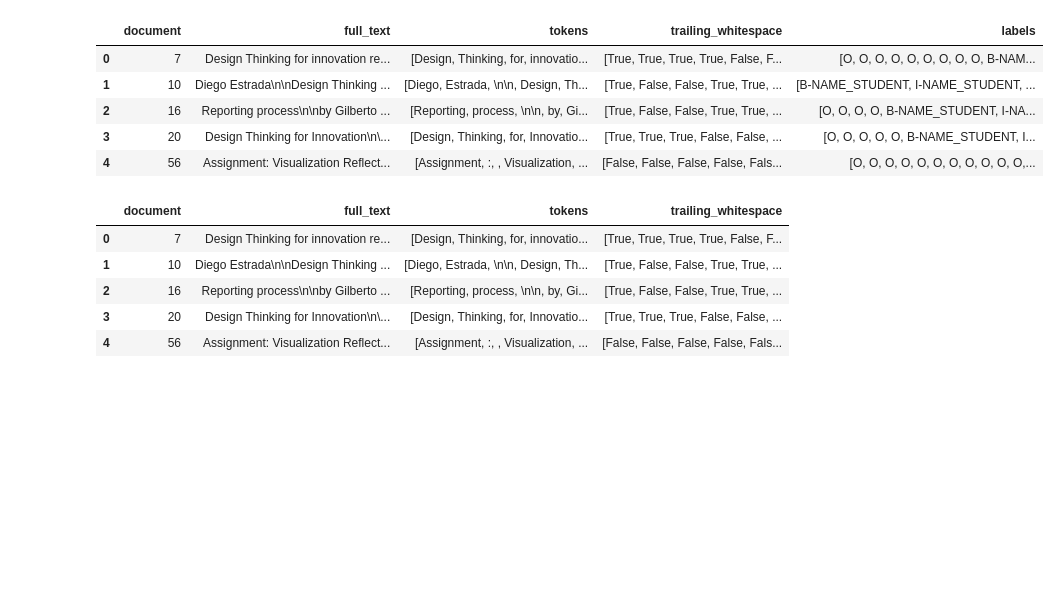
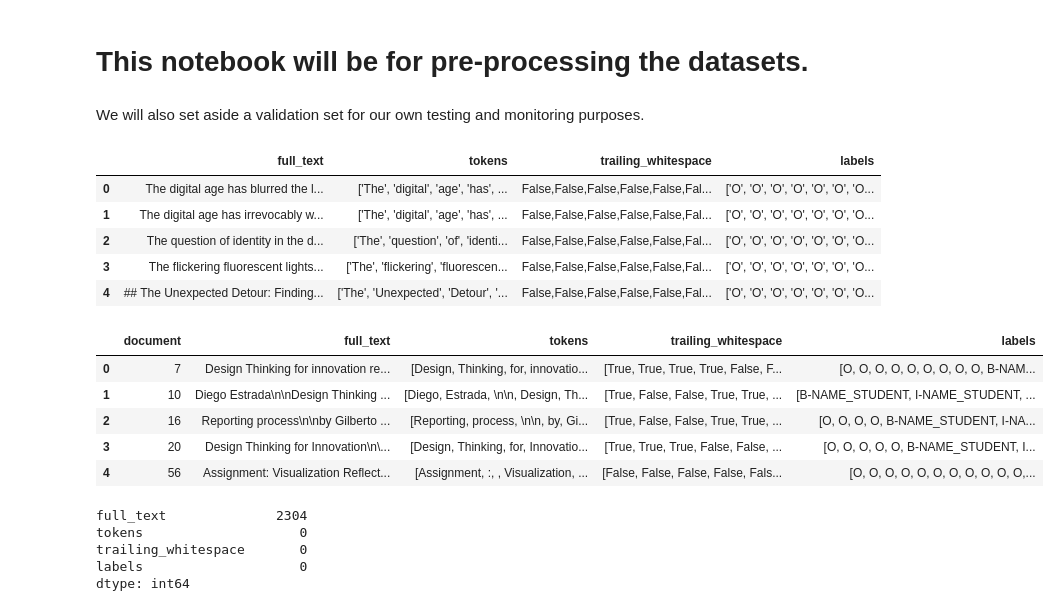
Before and after one commit to alanklin/NLP-Final, a Jupyter notebook: Code/preprocessing.ipynb, the cells around one changed output. Drawn from its saved outputs; the diff is of its cells as text; code cells hidden in the pictures; blank space fills up the shorter version.

Commit message:
starting eda process

```diff
--- a/Code/preprocessing.ipynb
+++ b/Code/preprocessing.ipynb
@@ -1 +1,5 @@
+# %% [markdown]
+# This notebook will be for pre-processing the datasets.
+# %% [markdown]
+We will also set aside a validation set for our own testing and monitoring purposes.
 # %%
@@ -4,20 +7,29 @@ import numpy as np
 # %%
-train = pd.read_json('../Data/train.json')
-train.head()
+train = pd.read_csv(complete_data)
+train.head(5)
 # %% [output]
-|  | document | full_text | tokens | trailing_whitespace | labels |
-| 0 | 7 | Design Thinking for innovation re... | [Design, Thinking, for, innovatio... | [True, True, True, True, False, F... | [O, O, O, O, O, O, O, O, O, B-NAM... |
-| 1 | 10 | Diego Estrada\n\nDesign Thinking ... | [Diego, Estrada, \n\n, Design, Th... | [True, False, False, True, True, ... | [B-NAME_STUDENT, I-NAME_STUDENT, ... |
-| 2 | 16 | Reporting process\n\nby Gilberto ... | [Reporting, process, \n\n, by, Gi... | [True, False, False, True, True, ... | [O, O, O, O, B-NAME_STUDENT, I-NA... |
-| 3 | 20 | Design Thinking for Innovation\n\... | [Design, Thinking, for, Innovatio... | [True, True, True, False, False, ... | [O, O, O, O, O, B-NAME_STUDENT, I... |
-| 4 | 56 | Assignment: Visualization Reflect... | [Assignment, :, , Visualization, ... | [False, False, False, False, Fals... | [O, O, O, O, O, O, O, O, O, O, O,... |
+|  | full_text | tokens | trailing_whitespace | labels |
+| 0 | The digital age has blurred the l... | ['The', 'digital', 'age', 'has', ... | False,False,False,False,False,Fal... | ['O', 'O', 'O', 'O', 'O', 'O', 'O... |
+| 1 | The digital age has irrevocably w... | ['The', 'digital', 'age', 'has', ... | False,False,False,False,False,Fal... | ['O', 'O', 'O', 'O', 'O', 'O', 'O... |
+| 2 | The question of identity in the d... | ['The', 'question', 'of', 'identi... | False,False,False,False,False,Fal... | ['O', 'O', 'O', 'O', 'O', 'O', 'O... |
+| 3 | The flickering fluorescent lights... | ['The', 'flickering', 'fluorescen... | False,False,False,False,False,Fal... | ['O', 'O', 'O', 'O', 'O', 'O', 'O... |
+| 4 | ## The Unexpected Detour: Finding... | ['The', 'Unexpected', 'Detour', '... | False,False,False,False,False,Fal... | ['O', 'O', 'O', 'O', 'O', 'O', 'O... |
 # %%
-test = pd.read_json('../Data/test.json')
+test = pd.read_json(train_path)
 test.head()
 # %% [output]
-|  | document | full_text | tokens | trailing_whitespace |
-| 0 | 7 | Design Thinking for innovation re... | [Design, Thinking, for, innovatio... | [True, True, True, True, False, F... |
-| 1 | 10 | Diego Estrada\n\nDesign Thinking ... | [Diego, Estrada, \n\n, Design, Th... | [True, False, False, True, True, ... |
-| 2 | 16 | Reporting process\n\nby Gilberto ... | [Reporting, process, \n\n, by, Gi... | [True, False, False, True, True, ... |
-| 3 | 20 | Design Thinking for Innovation\n\... | [Design, Thinking, for, Innovatio... | [True, True, True, False, False, ... |
-| 4 | 56 | Assignment: Visualization Reflect... | [Assignment, :, , Visualization, ... | [False, False, False, False, Fals... |
+|  | document | full_text | tokens | trailing_whitespace | labels |
+| 0 | 7 | Design Thinking for innovation re... | [Design, Thinking, for, innovatio... | [True, True, True, True, False, F... | [O, O, O, O, O, O, O, O, O, B-NAM... |
+| 1 | 10 | Diego Estrada\n\nDesign Thinking ... | [Diego, Estrada, \n\n, Design, Th... | [True, False, False, True, True, ... | [B-NAME_STUDENT, I-NAME_STUDENT, ... |
+| 2 | 16 | Reporting process\n\nby Gilberto ... | [Reporting, process, \n\n, by, Gi... | [True, False, False, True, True, ... | [O, O, O, O, B-NAME_STUDENT, I-NA... |
+| 3 | 20 | Design Thinking for Innovation\n\... | [Design, Thinking, for, Innovatio... | [True, True, True, False, False, ... | [O, O, O, O, O, B-NAME_STUDENT, I... |
+| 4 | 56 | Assignment: Visualization Reflect... | [Assignment, :, , Visualization, ... | [False, False, False, False, Fals... | [O, O, O, O, O, O, O, O, O, O, O,... |
+# %%
+missing_values = train.isnull().sum()
+print(missing_values)
+# %% [output]
+full_text              2304
+tokens                    0
+trailing_whitespace       0
+labels                    0
+dtype: int64
```
Also changed, not shown: parts of 3 cells of this notebook, 2 other files.
